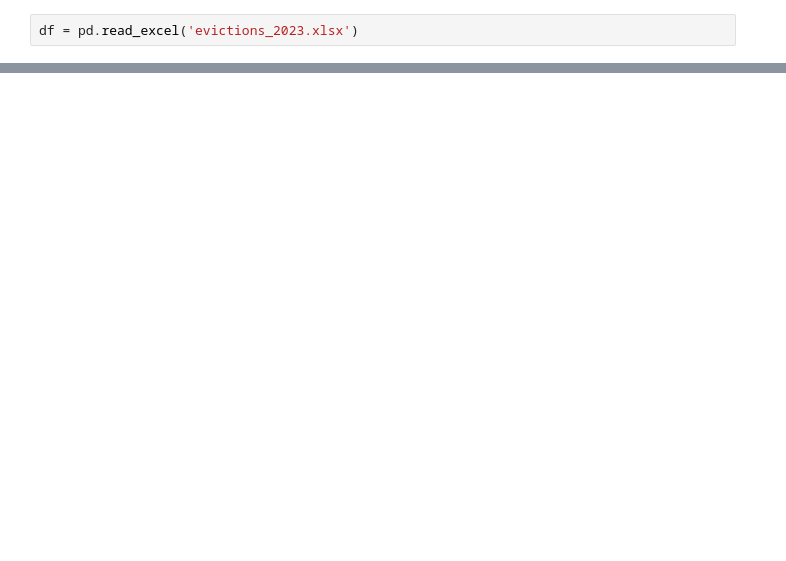
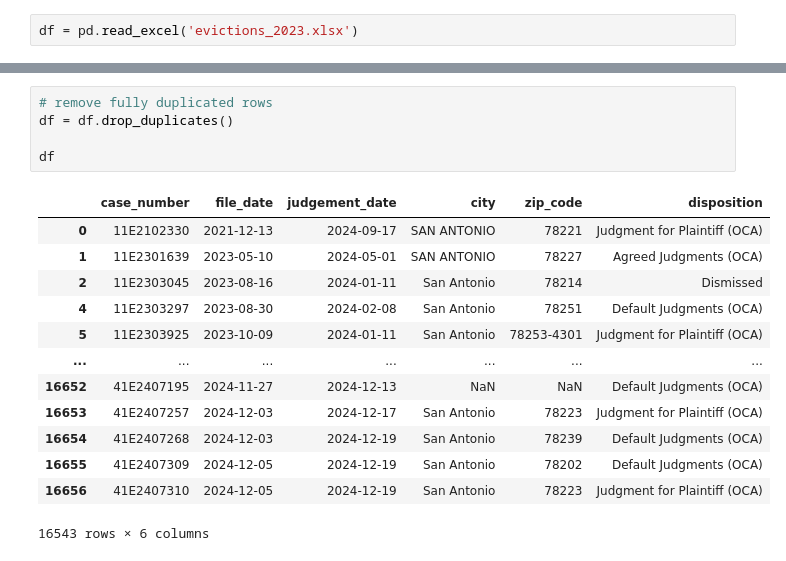
Before and after one commit to Johndsalas/haven_for_hope_evictions_project, a Jupyter notebook: scratch.ipynb, the cells around one changed output, grey strips where cells are left out. Saved outputs shown, nothing was run; the diff lists cells and outputs as text; blank space fills up the shorter version.

```diff
--- a/scratch.ipynb
+++ b/scratch.ipynb
@@ -93,0 +95,19 @@ df.isnull().sum()
+# %%
+# remove fully duplicated rows
+df = df.drop_duplicates()
+
+df
+# %% [output]
+|  | case_number | file_date | judgement_date | city | zip_code | disposition |
+| 0 | 11E2102330 | 2021-12-13 | 2024-09-17 | SAN ANTONIO | 78221 | Judgment for Plaintiff (OCA) |
+| 1 | 11E2301639 | 2023-05-10 | 2024-05-01 | SAN ANTONIO | 78227 | Agreed Judgments (OCA) |
+| 2 | 11E2303045 | 2023-08-16 | 2024-01-11 | San Antonio | 78214 | Dismissed |
+| 4 | 11E2303297 | 2023-08-30 | 2024-02-08 | San Antonio | 78251 | Default Judgments (OCA) |
+| 5 | 11E2303925 | 2023-10-09 | 2024-01-11 | San Antonio | 78253-4301 | Judgment for Plaintiff (OCA) |
+| ... | ... | ... | ... | ... | ... | ... |
+| 16652 | 41E2407195 | 2024-11-27 | 2024-12-13 | NaN | NaN | Default Judgments (OCA) |
+| 16653 | 41E2407257 | 2024-12-03 | 2024-12-17 | San Antonio | 78223 | Judgment for Plaintiff (OCA) |
+| 16654 | 41E2407268 | 2024-12-03 | 2024-12-19 | San Antonio | 78239 | Default Judgments (OCA) |
+| 16655 | 41E2407309 | 2024-12-05 | 2024-12-19 | San Antonio | 78202 | Default Judgments (OCA) |
+| 16656 | 41E2407310 | 2024-12-05 | 2024-12-19 | San Antonio | 78223 | Judgment for Plaintiff (OCA) |
+16543 rows × 6 columns
```
Also changed, not shown: parts of 43 cells of this notebook.
